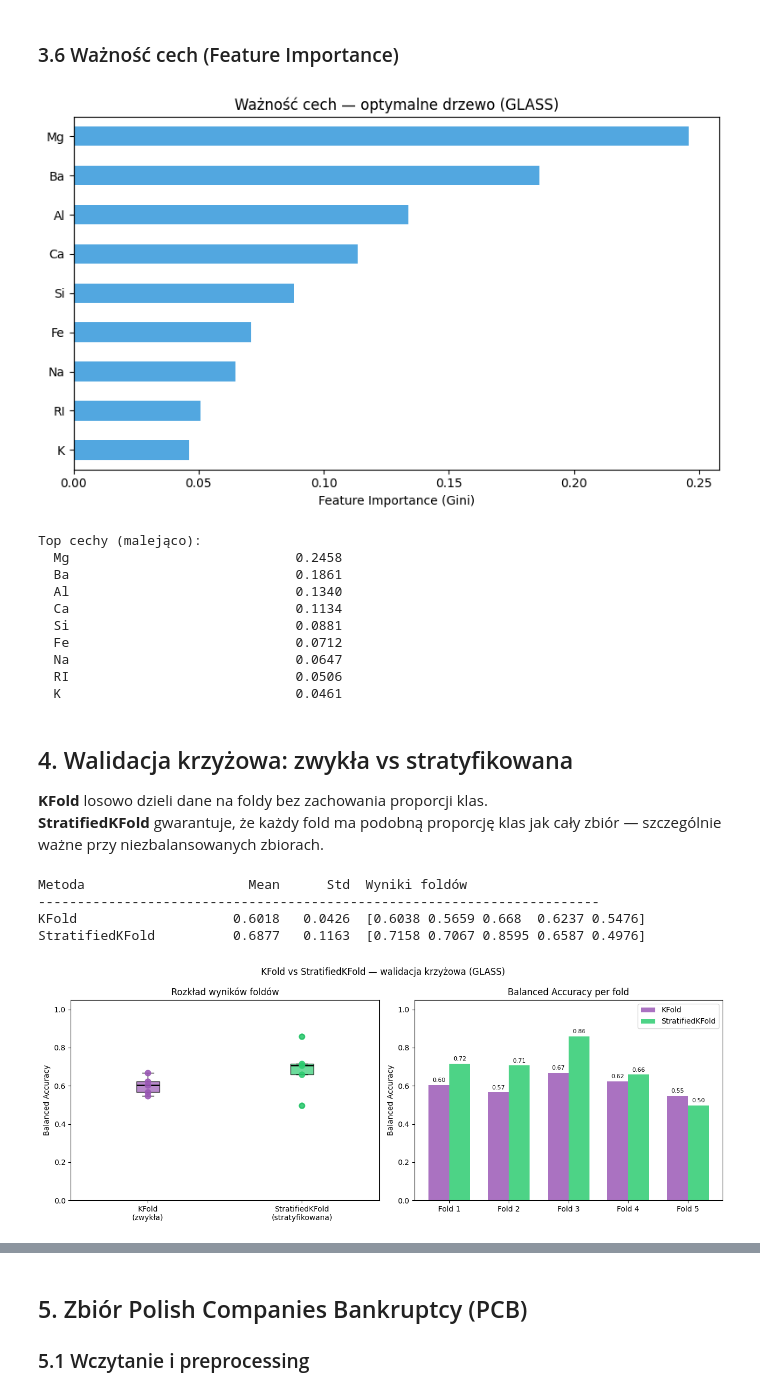
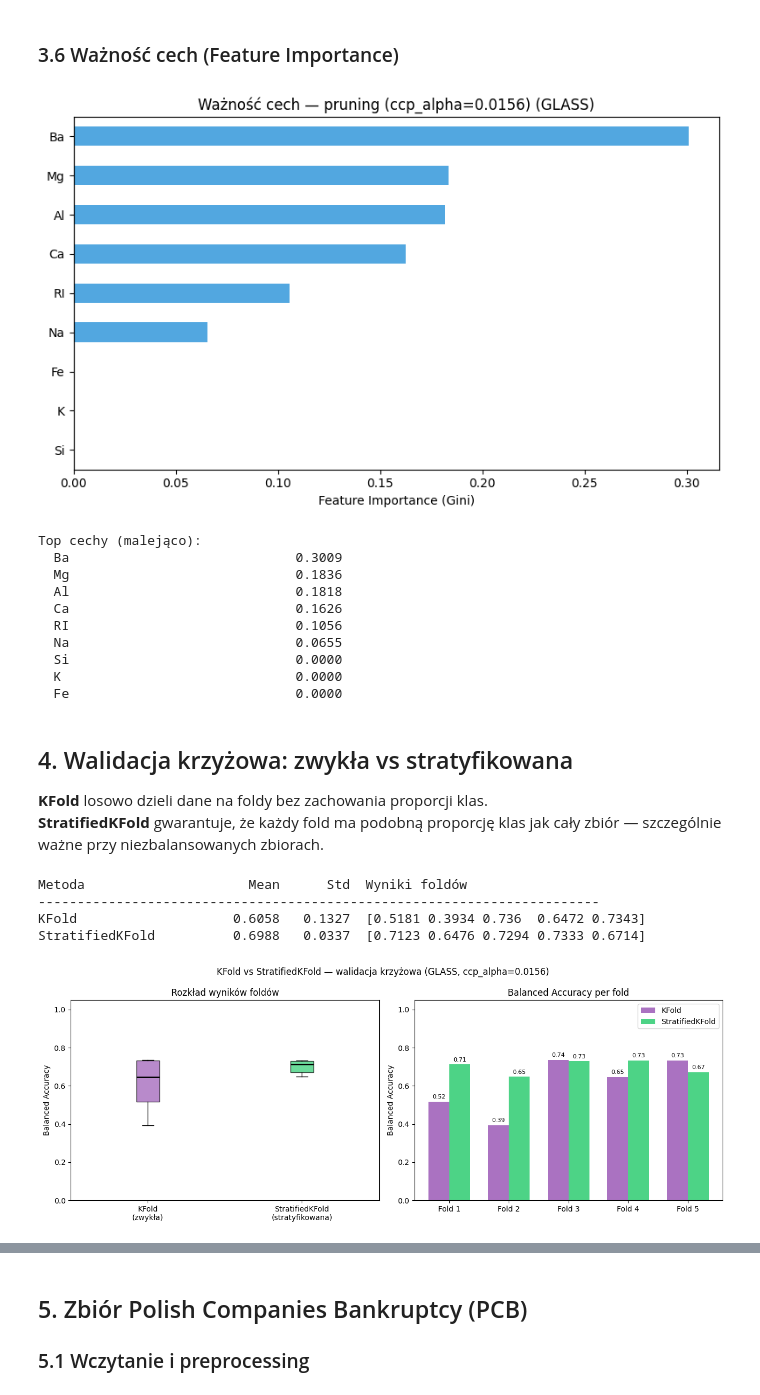
Before and after one commit to mikolaj-olesinski/Machine-Learning-PWR, a Jupyter notebook: lista3/lab3.ipynb, the cells around one changed output, grey strips where cells are left out. Drawn from its saved outputs; the diff is of its cells as text; code cells hidden in the pictures.

```diff
--- a/lista3/lab3.ipynb
+++ b/lista3/lab3.ipynb
@@ -525,20 +473,16 @@ plt.show()
 # %% [markdown]
 ### 3.5 Wizualizacja wybranych drzew
 # %%
-from sklearn.base import clone
-
 tree_variants = [
-    ('Decision stump (max_depth=1)',          DecisionTreeClassifier(max_depth=1),                2),
-    ('Za małe (max_depth=2)',                 DecisionTreeClassifier(max_depth=2),                3),
-    ('Bez ograniczeń (domyślne)',             DecisionTreeClassifier(),                           3),
-    (f'Pruning (ccp_alpha={best_alpha:.4f})', DecisionTreeClassifier(ccp_alpha=best_alpha),       4),
-    ('Optymalne (GridSearchCV)',              clone(grid_search.best_estimator_),                 4),
-    ('Duże liście (min_samples_leaf=15)',     DecisionTreeClassifier(min_samples_leaf=15),        4),
+    ('Decision stump (max_depth=1)',          DecisionTreeClassifier(max_depth=1)),
+    ('Za małe (max_depth=2)',                 DecisionTreeClassifier(max_depth=2)),
+    (f'Optymalne (max_depth={best_depth})',   DecisionTreeClassifier(max_depth=best_depth)),
+    (f'Pruning (ccp_alpha={best_alpha:.4f})', DecisionTreeClassifier(ccp_alpha=best_alpha)),
 ]
 
-fig, axes = plt.subplots(3, 2, figsize=(24, 27))
+fig, axes = plt.subplots(2, 2, figsize=(52, 30))
 
-for ax, (title, clf, show_depth) in zip(axes.flatten(), tree_variants):
+for ax, (title, clf) in zip(axes.flatten(), tree_variants):
     clf.fit(X_train, y_train)
     yp   = clf.predict(X_test)
     acc  = accuracy_score(y_test, yp)
@@ -547,10 +491,10 @@ for ax, (title, clf, show_depth) in zip(axes.flatten(), tree_variants):
     d    = clf.get_depth()
     nl   = clf.get_n_leaves()
     plot_tree(clf, feature_names=feature_names, class_names=class_names,
-              filled=True, rounded=True, fontsize=6, max_depth=show_depth, ax=ax)
+              filled=True, rounded=True, fontsize=6, ax=ax)
     ax.set_title(
         f'{title}\nGłębokość={d}, Liście={nl}  |  Acc={acc:.3f}, Prec={prec:.3f}, Rec={rec:.3f}',
-        fontsize=11
+        fontsize=12
     )
 
 plt.suptitle('Porównanie wybranych drzew decyzyjnych (GLASS)', fontsize=15)
@@ -561,44 +505,42 @@ plt.show()
 # %% [markdown]
 ### 3.6 Ważność cech (Feature Importance)
 # %%
-imp_df = pd.Series(clf_best.feature_importances_, index=feature_names).sort_values()
-imp_df = imp_df[imp_df > 0]
+clf_pruned = DecisionTreeClassifier(ccp_alpha=best_alpha)
+clf_pruned.fit(X_train, y_train)
+
+imp_df = pd.Series(clf_pruned.feature_importances_, index=feature_names).sort_values()
+imp_df = imp_df[imp_df >= 0]
 
 fig, ax = plt.subplots(figsize=(8, 5))
 imp_df.plot.barh(ax=ax, color='#3498db', alpha=0.85)
 ax.axvline(0, color='black', linewidth=0.8)
-ax.set_title('Ważność cech — optymalne drzewo (GLASS)')
+ax.set_title(f'Ważność cech — pruning (ccp_alpha={best_alpha:.4f}) (GLASS)')
 ax.set_xlabel('Feature Importance (Gini)')
 plt.tight_layout()
 plt.show()
 
 print('Top cechy (malejąco):')
 for feat, val in imp_df.sort_values(ascending=False).items():
     print(f'  {feat:<30} {val:.4f}')
 # %% [output]
-[figure, old version]
+[figure, new version]
 Top cechy (malejąco):
-  Mg                             0.2458
-  Ba                             0.1861
-  Al                             0.1340
-  Ca                             0.1134
-  Si                             0.0881
-  Fe                             0.0712
-  Na                             0.0647
-  RI                             0.0506
-  K                              0.0461
+  Ba                             0.3009
+  Mg                             0.1836
+  Al                             0.1818
+  Ca                             0.1626
+  RI                             0.1056
+  Na                             0.0655
+  Si                             0.0000
+  K                              0.0000
+  Fe                             0.0000
 # %% [markdown]
 ## 4. Walidacja krzyżowa: zwykła vs stratyfikowana
 
 **KFold** losowo dzieli dane na foldy bez zachowania proporcji klas.
 **StratifiedKFold** gwarantuje, że każdy fold ma podobną proporcję klas jak cały zbiór — szczególnie ważne przy niezbalansowanych zbiorach.
 # %%
-best_params = grid_search.best_params_
-clf_cv = DecisionTreeClassifier(
-    max_depth=best_params['max_depth'],
-    min_samples_leaf=best_params['min_samples_leaf'],
-    ccp_alpha=best_params['ccp_alpha'],
-)
+clf_cv = DecisionTreeClassifier(ccp_alpha=best_alpha)
 
 kf  = KFold(n_splits=5, shuffle=True)
 skf = StratifiedKFold(n_splits=5, shuffle=True)
@@ -613,7 +555,7 @@ print(f'{"StratifiedKFold":<22} {scores_skf.mean():>8.4f} {scores_skf.std():>8.4
 
 fig, axes = plt.subplots(1, 2, figsize=(13, 5))
 
-# boxplot z punktami
+# boxplot
 bp = axes[0].boxplot([scores_kf, scores_skf],
                      tick_labels=['KFold\n(zwykła)', 'StratifiedKFold\n(stratyfikowana)'],
                      patch_artist=True)
@@ -623,8 +565,6 @@ for patch, color in zip(bp['boxes'], ['#9b59b6', '#2ecc71']):
 for med in bp['medians']:
     med.set_color('black')
     med.set_linewidth(2)
-axes[0].scatter([1]*len(scores_kf),  scores_kf,  color='#9b59b6', zorder=5, s=60, alpha=0.9)
-axes[0].scatter([2]*len(scores_skf), scores_skf, color='#2ecc71', zorder=5, s=60, alpha=0.9)
 axes[0].set_title('Rozkład wyników foldów')
 axes[0].set_ylabel('Balanced Accuracy')
 axes[0].set_ylim(0, 1.05)
@@ -646,15 +586,15 @@ axes[1].set_ylabel('Balanced Accuracy')
 axes[1].set_ylim(0, 1.05)
 axes[1].legend()
 
-plt.suptitle('KFold vs StratifiedKFold — walidacja krzyżowa (GLASS)', fontsize=12)
+plt.suptitle(f'KFold vs StratifiedKFold — walidacja krzyżowa (GLASS, ccp_alpha={best_alpha:.4f})', fontsize=12)
 plt.tight_layout()
 plt.show()
 # %% [output]
 Metoda                     Mean      Std  Wyniki foldów
 ------------------------------------------------------------------------
-KFold                    0.6018   0.0426  [0.6038 0.5659 0.668  0.6237 0.5476]
-StratifiedKFold          0.6877   0.1163  [0.7158 0.7067 0.8595 0.6587 0.4976]
+KFold                    0.6058   0.1327  [0.5181 0.3934 0.736  0.6472 0.7343]
+StratifiedKFold          0.6988   0.0337  [0.7123 0.6476 0.7294 0.7333 0.6714]
-[figure, old version]
+[figure, new version]
 # %%
 path = DecisionTreeClassifier().cost_complexity_pruning_path(X_glass, y_glass)
 ccp_candidates = path.ccp_alphas[:-1]
```
Also changed, not shown: parts of 13 cells of this notebook.
